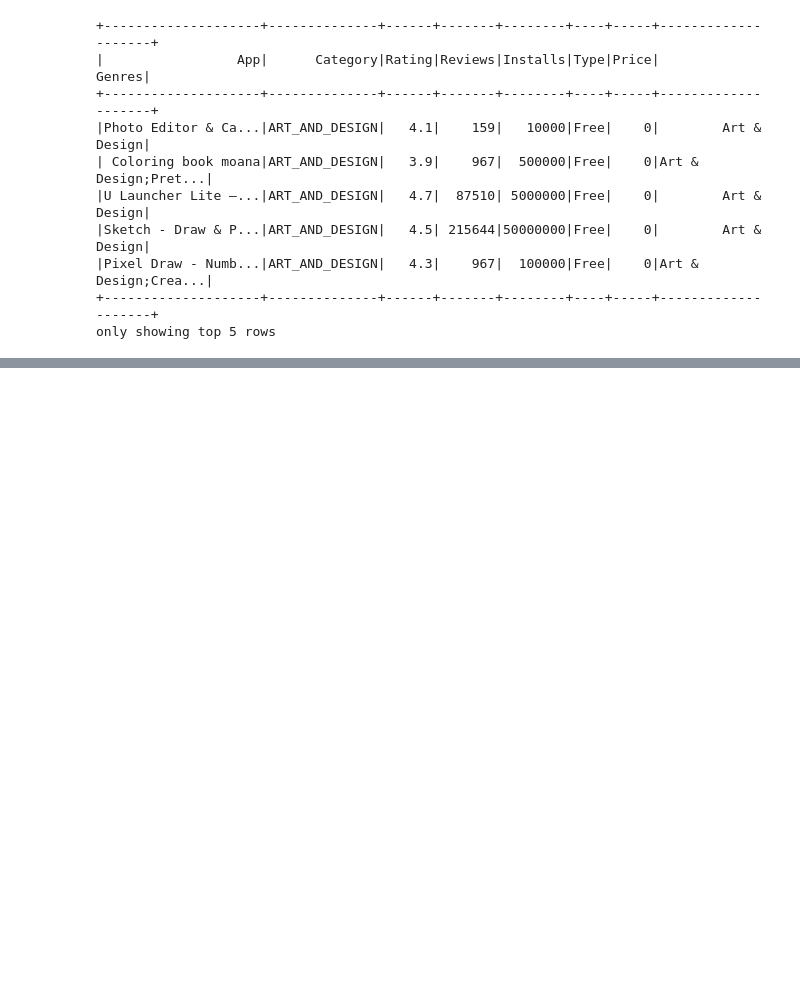
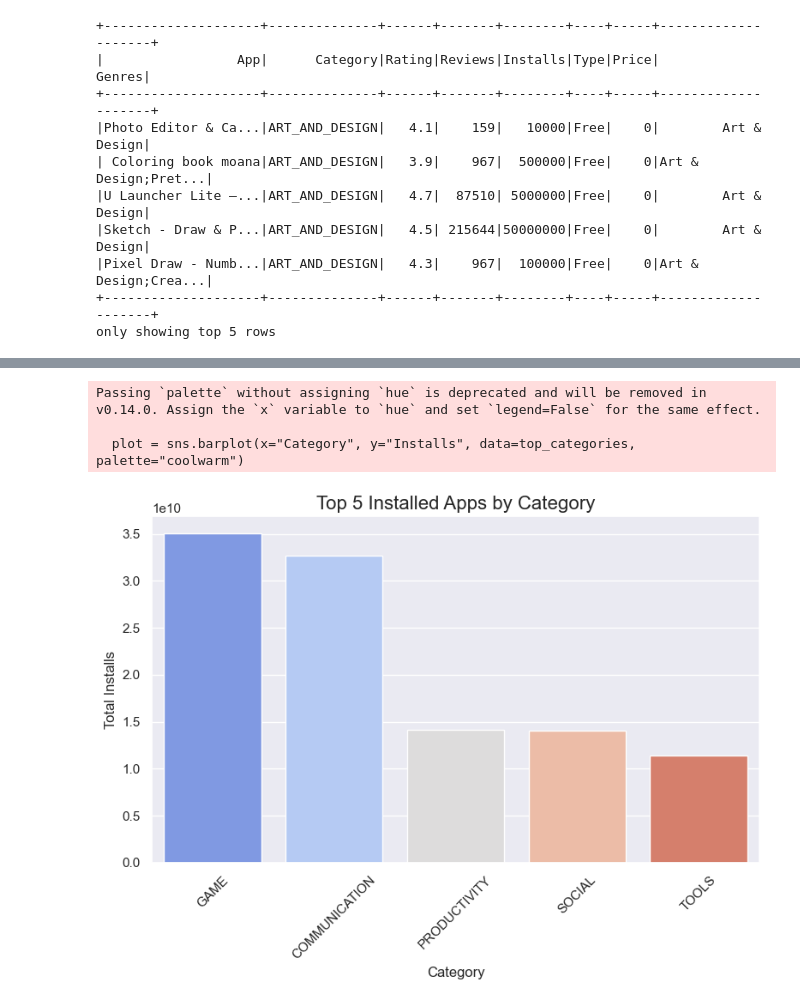
Before and after one commit to hrishi-kesh/Data_Engineer, a Jupyter notebook: GooglePlayReviews_Project/Play_Store_PySpark.ipynb, the cells around one changed output, grey strips where cells are left out. Saved outputs shown, nothing was run; the diff lists cells and outputs as text; code cells hidden in the pictures; blank space fills up the shorter version.

```diff
--- a/GooglePlayReviews_Project/Play_Store_PySpark.ipynb
+++ b/GooglePlayReviews_Project/Play_Store_PySpark.ipynb
@@ -130,0 +282,22 @@ df.createOrReplaceTempView("apps")
+# %%
+%pip install seaborn
+import seaborn as sns
+
+# Assuming top_categories DataFrame is already created
+
+# Create the bar plot using Seaborn
+sns.set(rc={"figure.figsize": (8, 6)})  # Set the figure size
+plot = sns.barplot(x="Category", y="Installs", data=top_categories, palette="coolwarm")
+
+# Add title and labels
+plot.set_title("Top 5 Installed Apps by Category", fontsize=16)
+plot.set_xlabel("Category", fontsize=12)
+plot.set_ylabel("Total Installs", fontsize=12)
+
+# Rotate the x-axis labels for better readability
+plot.set_xticklabels(plot.get_xticklabels(), rotation=45)
+
+# Display the plot
+plot.figure.tight_layout()
+plot.figure.show()
+# %% [output]
@@ -130,0 +324,4 @@ df.createOrReplaceTempView("apps")
+Passing `palette` without assigning `hue` is deprecated and will be removed in v0.14.0. Assign the `x` variable to `hue` and set `legend=False` for the same effect.
+
+  plot = sns.barplot(x="Category", y="Installs", data=top_categories, palette="coolwarm")
+[figure, added]
```
Also changed, not shown: parts of 10 cells of this notebook.
